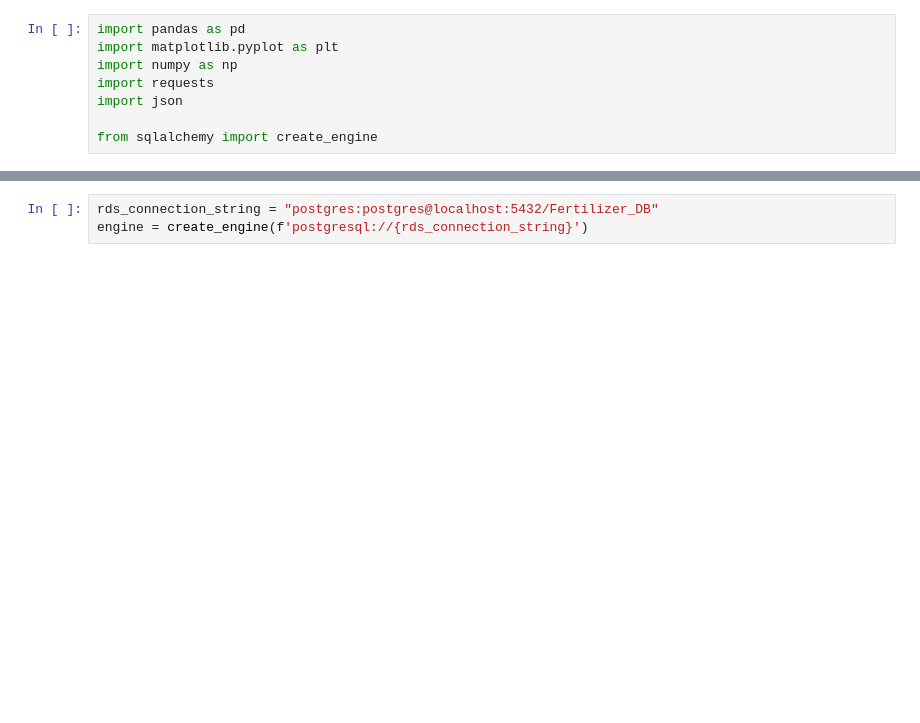
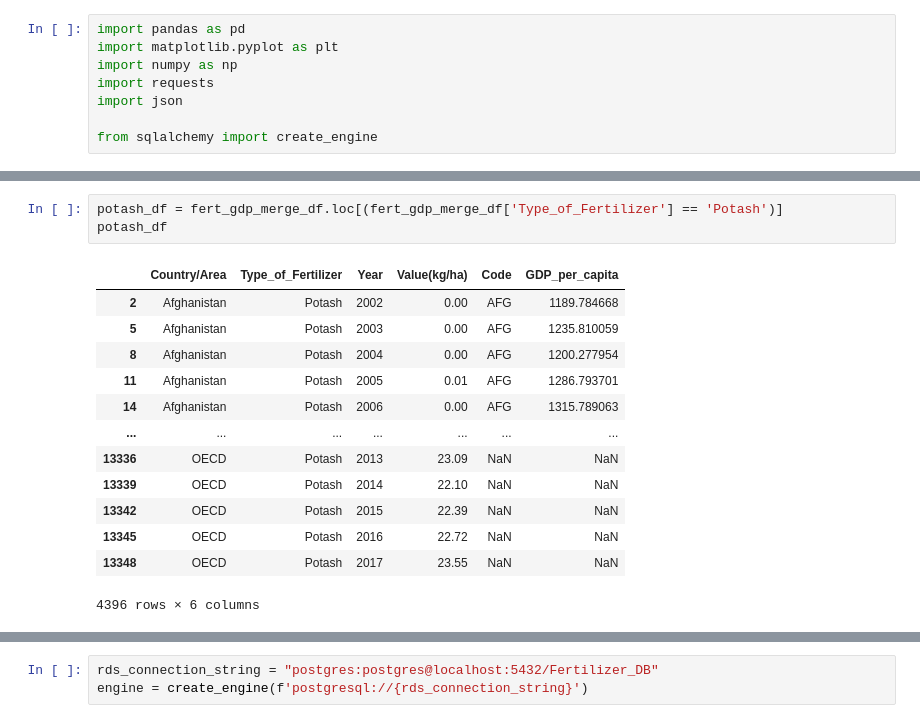
Before and after one commit to l-Josh-Thomas-l/Project-2, a Jupyter notebook: World Fertilizer Data.ipynb, the cells around one changed output, grey strips where cells are left out. Saved outputs shown, nothing was run; the diff lists cells and outputs as text; blank space fills up the shorter version.

```diff
--- a/World Fertilizer Data.ipynb
+++ b/World Fertilizer Data.ipynb
@@ -48,0 +105,17 @@ fertilizer_df = fertilizer_df.rename(columns={"Area": "Country/Area", "Item": "T
+# %%
+potash_df = fert_gdp_merge_df.loc[(fert_gdp_merge_df['Type_of_Fertilizer'] == 'Potash')]
+potash_df
+# %% [output]
+|  | Country/Area | Type_of_Fertilizer | Year | Value(kg/ha) | Code | GDP_per_capita |
+| 2 | Afghanistan | Potash | 2002 | 0.00 | AFG | 1189.784668 |
+| 5 | Afghanistan | Potash | 2003 | 0.00 | AFG | 1235.810059 |
+| 8 | Afghanistan | Potash | 2004 | 0.00 | AFG | 1200.277954 |
+| 11 | Afghanistan | Potash | 2005 | 0.01 | AFG | 1286.793701 |
+| 14 | Afghanistan | Potash | 2006 | 0.00 | AFG | 1315.789063 |
+| ... | ... | ... | ... | ... | ... | ... |
+| 13336 | OECD | Potash | 2013 | 23.09 | NaN | NaN |
+| 13339 | OECD | Potash | 2014 | 22.10 | NaN | NaN |
+| 13342 | OECD | Potash | 2015 | 22.39 | NaN | NaN |
+| 13345 | OECD | Potash | 2016 | 22.72 | NaN | NaN |
+| 13348 | OECD | Potash | 2017 | 23.55 | NaN | NaN |
+4396 rows × 6 columns
```
Also changed, not shown: parts of 12 cells of this notebook.
